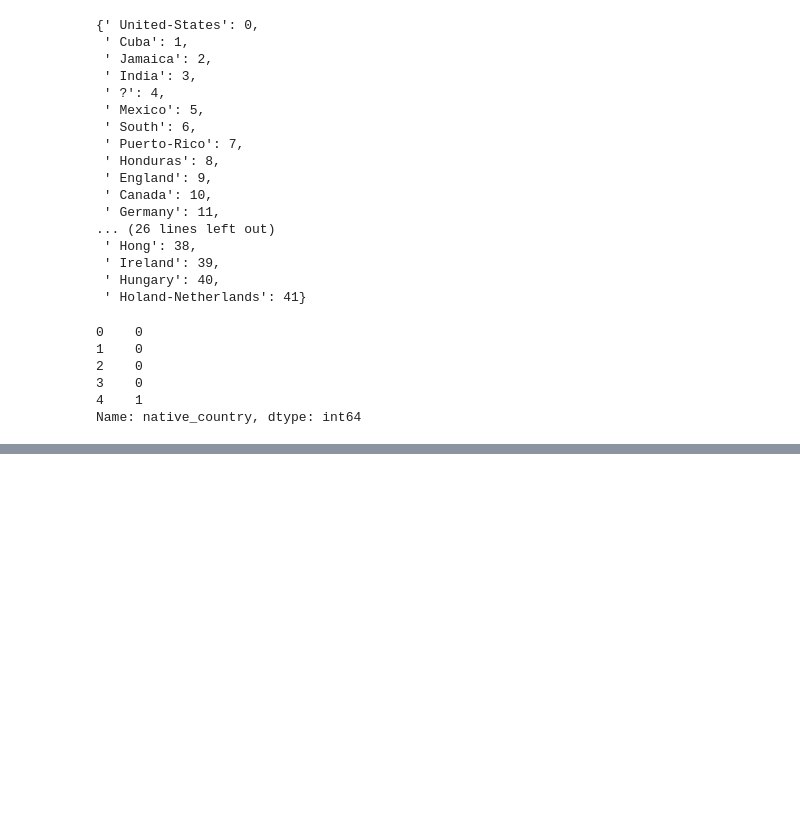
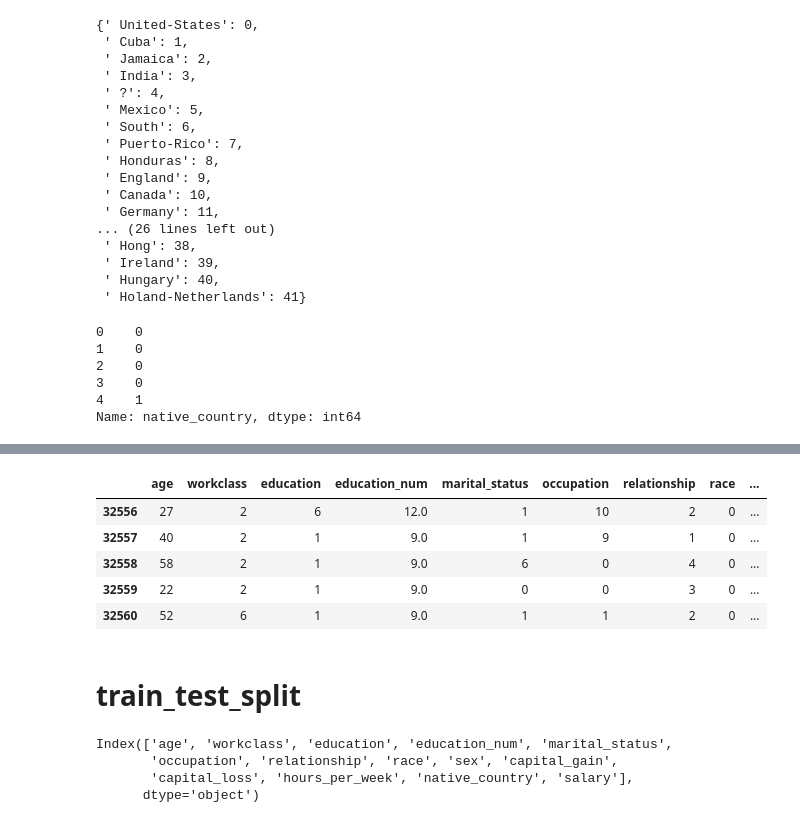
Before and after one commit to ram-polisetti/DataScience, a Jupyter notebook: AdultSalaryPrediction/AdultSalaryPrediction.ipynb, the cells around one changed output, grey strips where cells are left out. Drawn from its saved outputs; the diff is of its cells as text; code cells hidden in the pictures; blank space fills up the shorter version.

Commit message:
train_test_split

```diff
--- a/AdultSalaryPrediction/AdultSalaryPrediction.ipynb
+++ b/AdultSalaryPrediction/AdultSalaryPrediction.ipynb
@@ -584,0 +633,11 @@ sns.heatmap(corr, annot = True)
+# %%
+salary_data.tail()
+# %% [output]
+|  | age | workclass | education | education_num | marital_status | occupation | relationship | race | ... |
+| 32556 | 27 | 2 | 6 | 12.0 | 1 | 10 | 2 | 0 | ... |
+| 32557 | 40 | 2 | 1 | 9.0 | 1 | 9 | 1 | 0 | ... |
+| 32558 | 58 | 2 | 1 | 9.0 | 6 | 0 | 4 | 0 | ... |
+| 32559 | 22 | 2 | 1 | 9.0 | 0 | 0 | 3 | 0 | ... |
+| 32560 | 52 | 6 | 1 | 9.0 | 1 | 1 | 2 | 0 | ... |
+# %% [markdown]
+# train_test_split
@@ -584,0 +649,7 @@ sns.heatmap(corr, annot = True)
+# %%
+salary_data.columns
+# %% [output]
+Index(['age', 'workclass', 'education', 'education_num', 'marital_status',
+       'occupation', 'relationship', 'race', 'sex', 'capital_gain',
+       'capital_loss', 'hours_per_week', 'native_country', 'salary'],
+      dtype='object')
```
Also changed, not shown: parts of 24 cells of this notebook.
